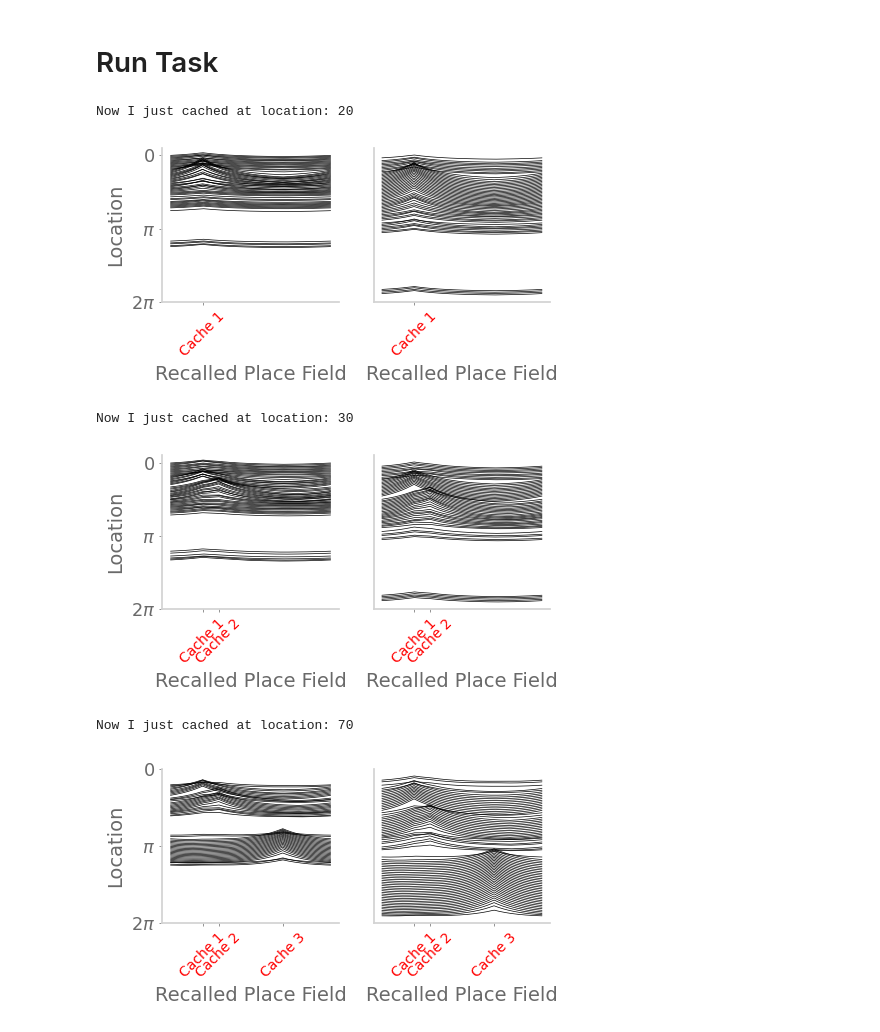
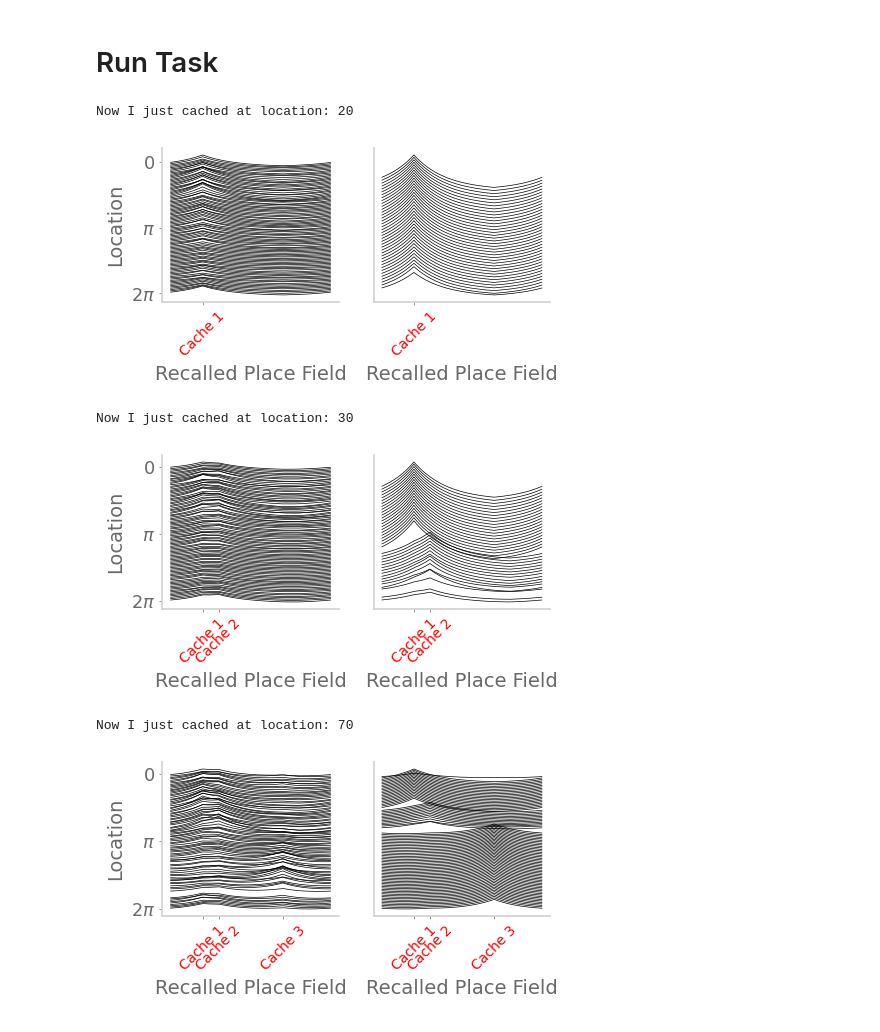
Before and after one commit to chingf/barcodes, a Jupyter notebook: example-task.ipynb, the cells around one changed output. Cells and saved outputs as stored; diff of their text form; code cells hidden in the pictures.

```diff
--- a/example-task.ipynb
+++ b/example-task.ipynb
@@ -18,7 +18,7 @@ N_bar = 2000
 num_states = 100
 # %%
 place_inputs = PlaceInputs(N_inp, num_states).get_inputs()
-model = Model(N_inp, N_bar, num_states)
+model = Model(N_inp, N_bar, num_states, narrow_search_factor=0)
 # %%
 cache_states = [20, 30, 70]
 # %% [markdown]
@@ -34,38 +34,38 @@ for c_idx, cache_state in enumerate(cache_states):
     preacts, acts, _, acts_over_time = model.run_recurrent(place_inputs, n_zero_input=20)
     model.update(place_inputs[cache_state], acts[cache_state], preacts[cache_state])
 
-    _, acts, reconstruct, _ = model.run_narrow_recall(place_inputs)
+    _, acts, reconstruct, _ = model.run_recurrent(place_inputs)
     valid_recall = np.any(reconstruct > reconstruct.mean() + reconstruct.std(), axis=1)
     offset = reconstruct.std()/2
     for idx, validity in enumerate(valid_recall):
         if not validity: continue
         r = reconstruct[idx]
         ax[0].plot(np.arange(r.size), r-offset*idx, color='black', linewidth=0.5)
+    ax[0].set_yticks([0, -offset*(num_states//2), -offset*(num_states)], [0, '$\pi$', '$2\pi$'])
 
     _, acts, reconstruct, _ = model.run_wide_recall(place_inputs)
     valid_recall = np.any(reconstruct > reconstruct.mean() + reconstruct.std(), axis=1)
     offset = reconstruct.std()/2
     for idx, validity in enumerate(valid_recall):
         if not validity: continue
         r = reconstruct[idx]
         ax[1].plot(np.arange(r.size), r-offset*idx, color='black', linewidth=0.5)
 
     ax[0].set_ylabel('Location')
     ax[1].set_ylabel('')
     ax[1].set_yticks([])
-    ax[0].set_yticks([0, -offset*(num_states//2), -offset*(num_states)], [0, '$\pi$', '$2\pi$'])
     for _ax in ax:
         _ax.set_xlabel('Recalled Place Field')
         xtick_loc = []; xtick_label = [];
         for i, c in enumerate(cache_states[:c_idx+1]):
             xtick_loc.append((c/num_states)*N_bar)
             xtick_label.append(f'Cache {i+1}')
         _ax.set_xticks(xtick_loc, xtick_label, rotation=45, color='red', fontsize=10)
     plt.show()
 # %% [output]
 Now I just cached at location: 20
-[figure, old version]
+[figure, new version]
 Now I just cached at location: 30
-[figure, old version]
+[figure, new version]
 Now I just cached at location: 70
-[figure, old version]
+[figure, new version]
```
Also changed, not shown: parts of 13 cells of this notebook, 7 other files.
